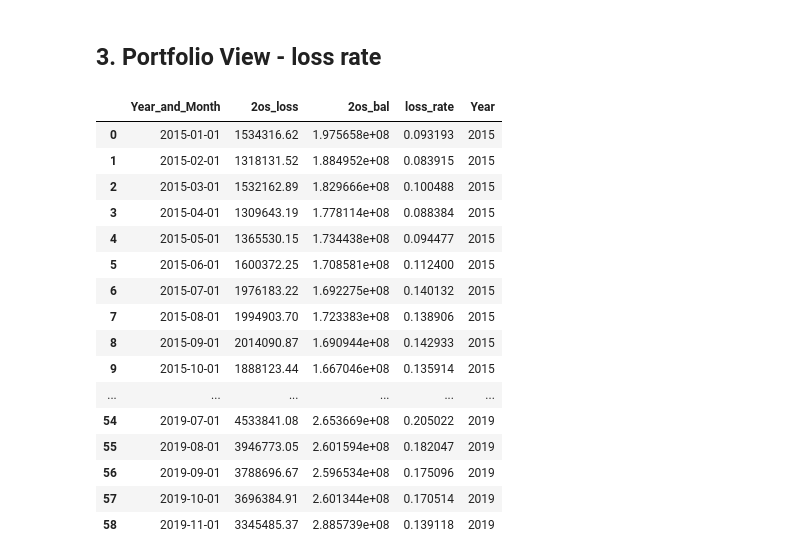
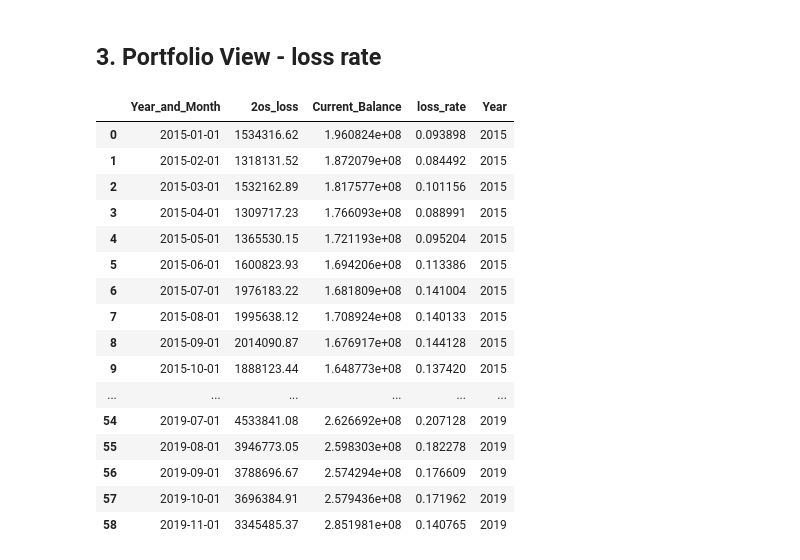
Before and after one commit to XuetingS/PP, a Jupyter notebook: src/Wrap.ipynb, the cells around one changed output. Drawn from its saved outputs; the diff is of its cells as text; code cells hidden in the pictures.

```diff
--- a/src/Wrap.ipynb
+++ b/src/Wrap.ipynb
@@ -57,8 +59,8 @@ Client.drop(['TPA_x','TPA_y','HOST ID'],axis=1,inplace = True)
 # %% [markdown]
 ### 2.2 Customer
 # %%
-Customer_old = pd.read_csv('../data/Customer_Data_Request_20191121.csv')
-Customer = pd.read_csv('../data/Customer_Data_Request_20191217.csv')
+Customer_old = pd.read_csv(data_file_path + 'Customer_Data_Request_20191121.csv')
+Customer = pd.read_csv(data_file_path + 'Customer_Data_Request_20191217.csv')
 # Append these 2 dataframes together
 Customer = Customer_old.append(Customer,ignore_index = True)
 
@@ -128,8 +137,8 @@ print('{:.2%} of Customers have missing Customer_Tenure'.format(Customer[Custome
 # %% [markdown]
 ### 2.3 Performance Dataset
 # %%
-Perf_11 = pd.read_csv('../data/Performance_Data_Request_20191217.csv')
-Perf = pd.read_csv('../data/Performance_Data_Request_20191204.csv')
+Perf_11 = pd.read_csv(data_file_path + 'Performance_Data_Request_20191217.csv')
+Perf = pd.read_csv(data_file_path + 'Performance_Data_Request_20191204.csv')
 # Deal with the column name mismatching issue before appending the 2 dataframes together
 Perf_11.rename(columns={' Unique_Order_ID': 'Unique_Order_ID',
                         'Order_date': 'Order_Date'}, inplace=True)
@@ -201,11 +221,10 @@ Perf = Perf.merge(Customer, how='left', on='Unique_Customer_ID')
 #Select Performance Data after 2015
 df_15 = Perf[Perf['Year']>=2015]
 # %%
-df_15['2os_bal'] = df_15['Current_Balance']
-df_15.loc[df_15['Default_Status'] == 'Chargeoff',
-          '2os_bal'] = df_15.loc[df_15['Default_Status'] == 'Chargeoff', 'Losses']
-df_15.loc[(df_15['Default_Status'] == 'Chargeoff') & (df_15['Losses'] == 0),
-          '2os_bal'] = df_15.loc[df_15['Default_Status'] == 'Chargeoff', 'Current_Balance']
+# df_15['2os_bal'] = df_15['Current_Balance']
+# df_15.loc[df_15['Default_Status'] == 'Chargeoff','2os_bal'] = df_15.loc[df_15['Default_Status'] == 'Chargeoff', 'Losses']
+# df_15.loc[(df_15['Default_Status'] == 'Chargeoff') & (df_15['Losses'] == 0),
+#           '2os_bal'] = df_15.loc[df_15['Default_Status'] == 'Chargeoff', 'Current_Balance']
 # df_15.loc[(df_15['Payment_Order'] == 1), '2os_bal'] = df_15.loc[(
 #     df_15['Payment_Order'] == 1), 'Order_Amount']
 # %%
@@ -213,32 +232,32 @@ df_15.loc[(df_15['Default_Status'] == 'Chargeoff') & (df_15['Losses'] == 0),
 d1 = df_15[(df_15['Bad']==1)&(df_15['Ever_Bad']<=1)].groupby('Year_and_Month').agg({'2os_loss':'sum'}).reset_index()
 # %%
 # Monthly balance of active accounts
-d2 = df_15.groupby('Year_and_Month').agg({'2os_bal':'sum'}).reset_index()
+d2 = df_15.groupby('Year_and_Month').agg({'Current_Balance':'sum'}).reset_index()
 # %%
 # Merge these two by `Year and Month`
 d3 = d1.merge(d2, how='left', on='Year_and_Month')
 # %%
-d3['loss_rate'] = (d3['2os_loss']/d3['2os_bal'])*12
 d3['Year']=d3['Year_and_Month'].dt.year
+d3['loss_rate'] = (d3['2os_loss']/d3['Current_Balance'])*12
 d3
 # %% [output]
-|  | Year_and_Month | 2os_loss | 2os_bal | loss_rate | Year |
-| 0 | 2015-01-01 | 1534316.62 | 1.975658e+08 | 0.093193 | 2015 |
-| 1 | 2015-02-01 | 1318131.52 | 1.884952e+08 | 0.083915 | 2015 |
-| 2 | 2015-03-01 | 1532162.89 | 1.829666e+08 | 0.100488 | 2015 |
-| 3 | 2015-04-01 | 1309643.19 | 1.778114e+08 | 0.088384 | 2015 |
-| 4 | 2015-05-01 | 1365530.15 | 1.734438e+08 | 0.094477 | 2015 |
-| 5 | 2015-06-01 | 1600372.25 | 1.708581e+08 | 0.112400 | 2015 |
-| 6 | 2015-07-01 | 1976183.22 | 1.692275e+08 | 0.140132 | 2015 |
-| 7 | 2015-08-01 | 1994903.70 | 1.723383e+08 | 0.138906 | 2015 |
-| 8 | 2015-09-01 | 2014090.87 | 1.690944e+08 | 0.142933 | 2015 |
-| 9 | 2015-10-01 | 1888123.44 | 1.667046e+08 | 0.135914 | 2015 |
+|  | Year_and_Month | 2os_loss | Current_Balance | loss_rate | Year |
+| 0 | 2015-01-01 | 1534316.62 | 1.960824e+08 | 0.093898 | 2015 |
+| 1 | 2015-02-01 | 1318131.52 | 1.872079e+08 | 0.084492 | 2015 |
+| 2 | 2015-03-01 | 1532162.89 | 1.817577e+08 | 0.101156 | 2015 |
+| 3 | 2015-04-01 | 1309717.23 | 1.766093e+08 | 0.088991 | 2015 |
+| 4 | 2015-05-01 | 1365530.15 | 1.721193e+08 | 0.095204 | 2015 |
+| 5 | 2015-06-01 | 1600823.93 | 1.694206e+08 | 0.113386 | 2015 |
+| 6 | 2015-07-01 | 1976183.22 | 1.681809e+08 | 0.141004 | 2015 |
+| 7 | 2015-08-01 | 1995638.12 | 1.708924e+08 | 0.140133 | 2015 |
+| 8 | 2015-09-01 | 2014090.87 | 1.676917e+08 | 0.144128 | 2015 |
+| 9 | 2015-10-01 | 1888123.44 | 1.648773e+08 | 0.137420 | 2015 |
 | ... | ... | ... | ... | ... | ... |
-| 54 | 2019-07-01 | 4533841.08 | 2.653669e+08 | 0.205022 | 2019 |
-| 55 | 2019-08-01 | 3946773.05 | 2.601594e+08 | 0.182047 | 2019 |
-| 56 | 2019-09-01 | 3788696.67 | 2.596534e+08 | 0.175096 | 2019 |
-| 57 | 2019-10-01 | 3696384.91 | 2.601344e+08 | 0.170514 | 2019 |
-| 58 | 2019-11-01 | 3345485.37 | 2.885739e+08 | 0.139118 | 2019 |
+| 54 | 2019-07-01 | 4533841.08 | 2.626692e+08 | 0.207128 | 2019 |
+| 55 | 2019-08-01 | 3946773.05 | 2.598303e+08 | 0.182278 | 2019 |
+| 56 | 2019-09-01 | 3788696.67 | 2.574294e+08 | 0.176609 | 2019 |
+| 57 | 2019-10-01 | 3696384.91 | 2.579436e+08 | 0.171962 | 2019 |
+| 58 | 2019-11-01 | 3345485.37 | 2.851981e+08 | 0.140765 | 2019 |
 # %%
 d3.groupby('Year').agg({'loss_rate':'mean'}).reset_index()
 # %% [output]
```
Also changed, not shown: parts of 118 cells of this notebook.
